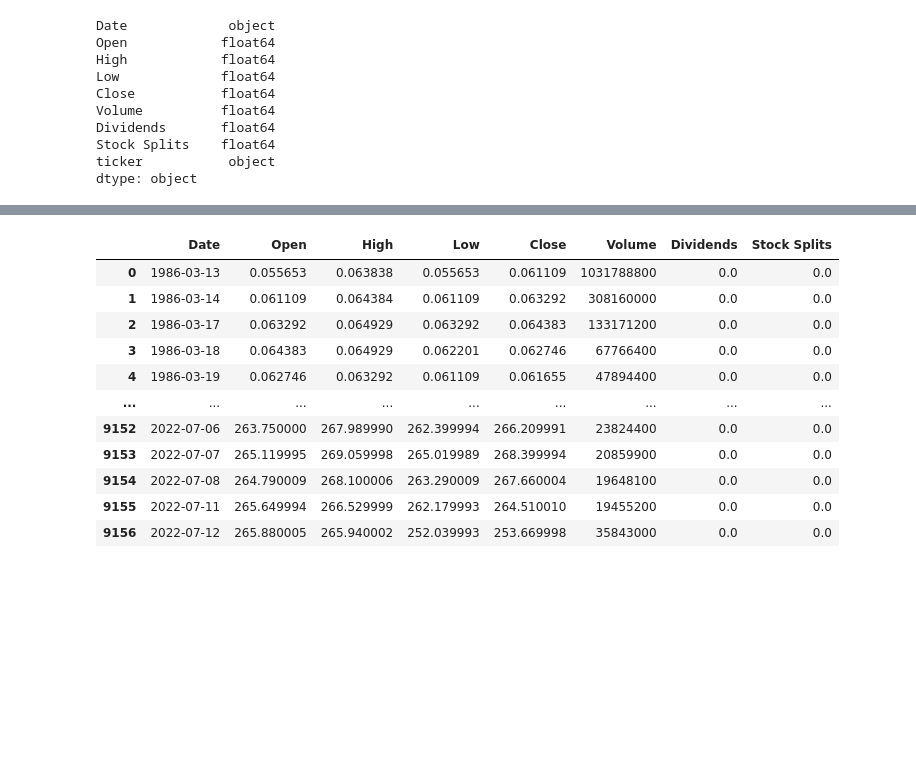
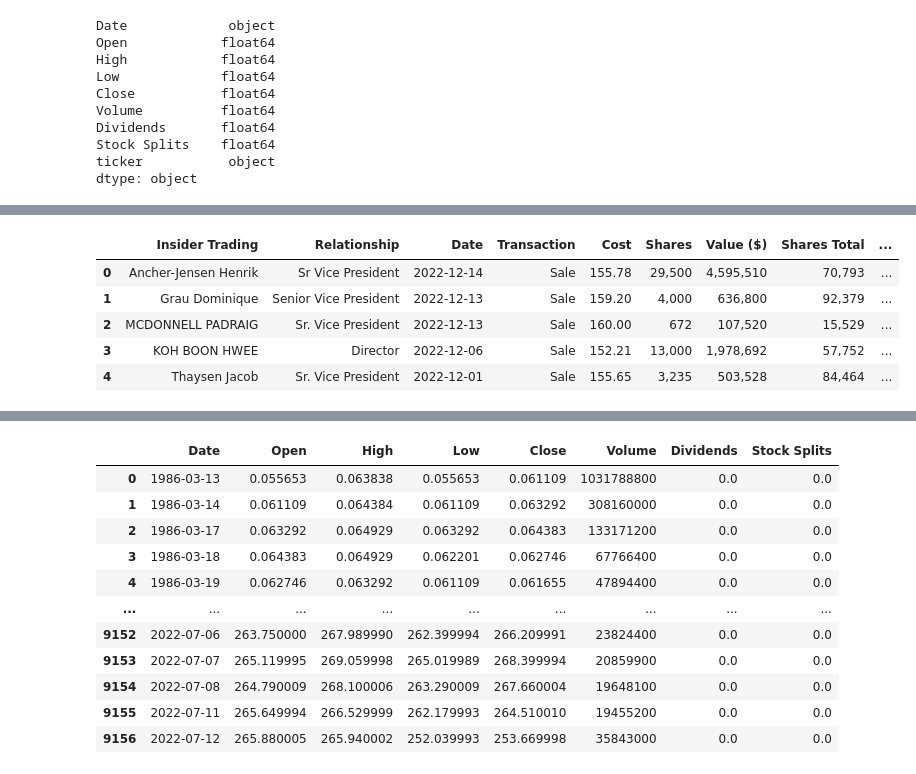
Before and after one commit to thunder913/Data-Science, a Jupyter notebook: stock_analysis.ipynb, the cells around one changed output, grey strips where cells are left out. Saved outputs shown, nothing was run; the diff lists cells and outputs as text; code cells hidden in the pictures; blank space fills up the shorter version.

```diff
--- a/stock_analysis.ipynb
+++ b/stock_analysis.ipynb
@@ -126,0 +174,11 @@ dtype: object
+# %%
+insider_trading = load_csv_data('insider_trading')
+
+insider_trading.head()
+# %% [output]
+|  | Insider Trading | Relationship | Date | Transaction | Cost | Shares | Value ($) | Shares Total | ... |
+| 0 | Ancher-Jensen Henrik | Sr Vice President | 2022-12-14 | Sale | 155.78 | 29,500 | 4,595,510 | 70,793 | ... |
+| 1 | Grau Dominique | Senior Vice President | 2022-12-13 | Sale | 159.20 | 4,000 | 636,800 | 92,379 | ... |
+| 2 | MCDONNELL PADRAIG | Sr. Vice President | 2022-12-13 | Sale | 160.00 | 672 | 107,520 | 15,529 | ... |
+| 3 | KOH BOON HWEE | Director | 2022-12-06 | Sale | 152.21 | 13,000 | 1,978,692 | 57,752 | ... |
+| 4 | Thaysen Jacob | Sr. Vice President | 2022-12-01 | Sale | 155.65 | 3,235 | 503,528 | 84,464 | ... |
```
Also changed, not shown: parts of 27 cells of this notebook.
